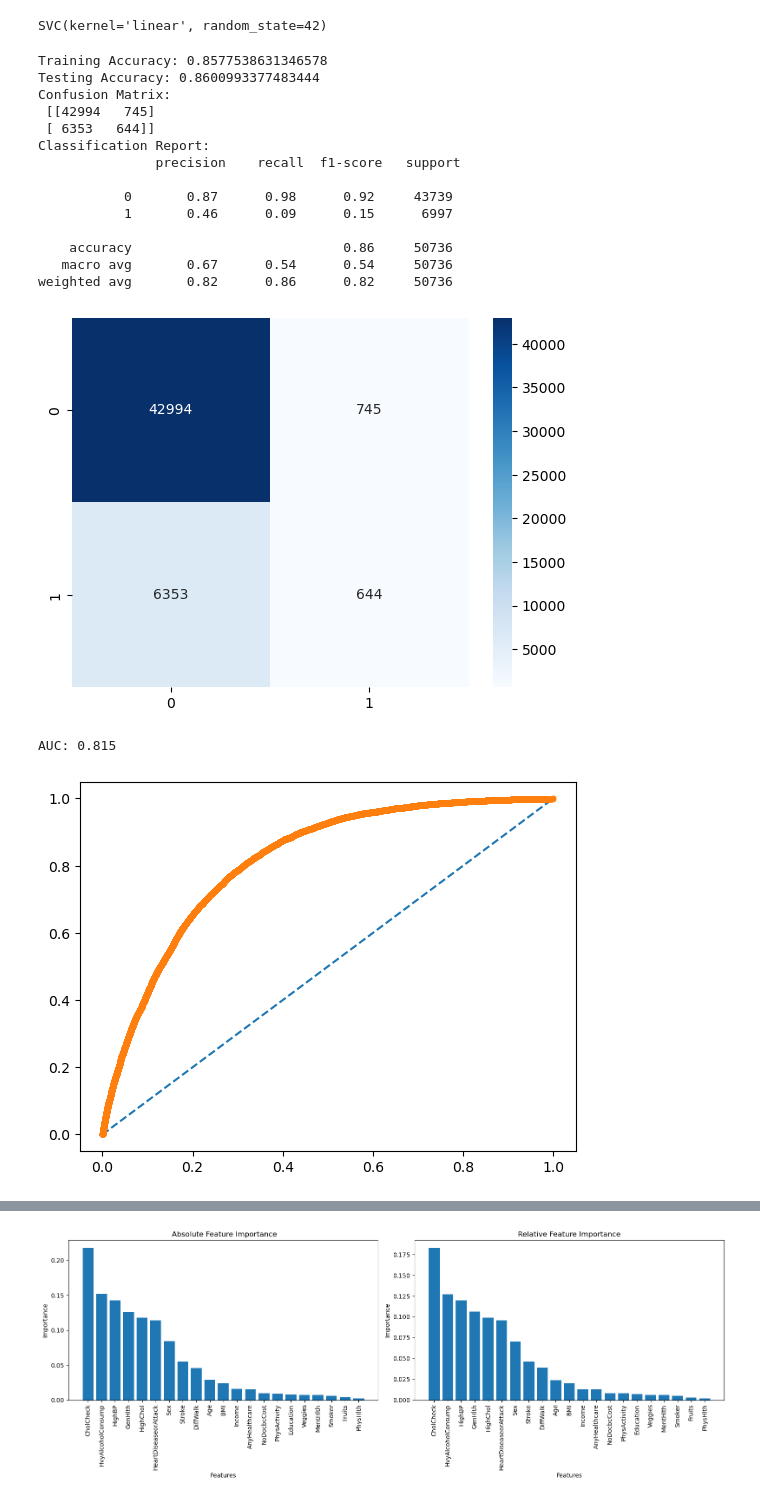
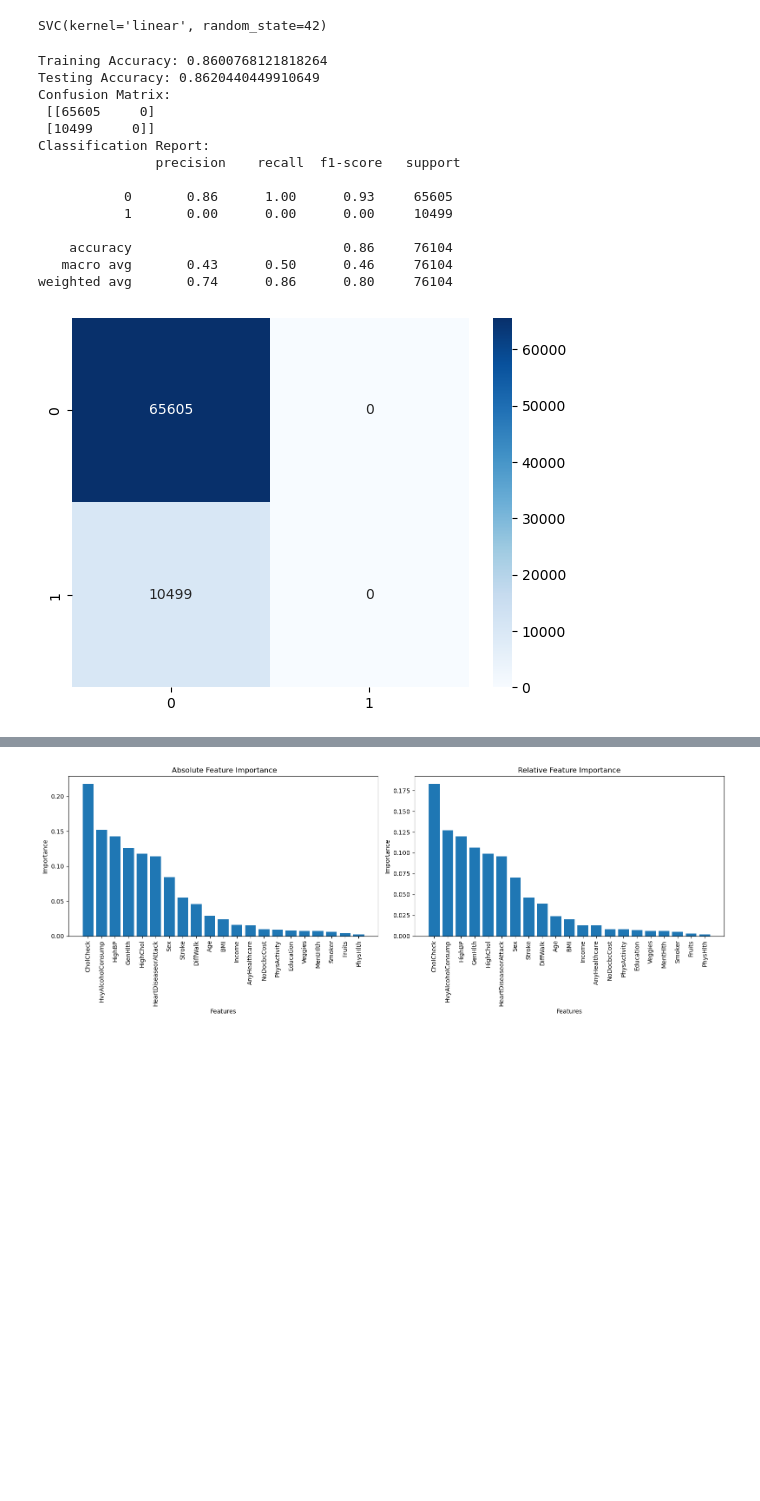
Before and after one commit to yasmineghanem/ML-Project, a Jupyter notebook: SVM.ipynb, the cells around one changed output, grey strips where cells are left out. Saved outputs shown, nothing was run; the diff lists cells and outputs as text; code cells hidden in the pictures; blank space fills up the shorter version.

```diff
--- a/SVM.ipynb
+++ b/SVM.ipynb
@@ -65,3 +76,13 @@ labels_resampled = resampled_dataset['Diabetes_binary']
 features_resampled = resampled_dataset.drop('Diabetes_binary', axis=1)
 
 x_train_resampled, x_test_resampled, y_train_resampled, y_test_resampled = train_test_split(features_resampled, labels_resampled, test_size=0.3, random_state=42)
+# %%
+selected_features = dataset[['CholCheck', 'HighBP', 'HvyAlcoholConsump']]
+print("Selected Features Shape:", selected_features.shape)
+
+labels = dataset['Diabetes_binary']
+print("Labels Shape:", labels.shape)
+
+print(selected_features.head())
+print(labels.head())
+x_train, x_test, y_train, y_test = train_test_split(selected_features, labels, test_size=0.3, random_state=42)
@@ -72,64 +113,62 @@ x_train_resampled, x_test_resampled, y_train_resampled, y_test_resampled = train
 # %%
 #################################################### Model Training ####################################################
 #default parameters
-svm_model = SVC(kernel='linear', random_state=42)
+svm_model = SVC(kernel='linear', random_state=42, max_iter=40000)
 svm_model.fit(x_train, y_train)
 # %% [output]
 SVC(kernel='linear', random_state=42)
 # %%
 #################################################### Model Evaluation ####################################################
 # Evaluate model
 y_pred_train = svm_model.predict(x_train)
 y_pred_test = svm_model.predict(x_test)
 
 train_accuracy = accuracy_score(y_train, y_pred_train)
 test_accuracy = accuracy_score(y_test, y_pred_test)
 conf_matrix = confusion_matrix(y_test, y_pred_test)
 class_report = classification_report(y_test, y_pred_test)
 
 print("Training Accuracy:", train_accuracy)
 print("Testing Accuracy:", test_accuracy)
 print("Confusion Matrix: \n", conf_matrix)
 print("Classification Report: \n", class_report)
 
 sns.heatmap(conf_matrix, annot=True, fmt='d', cmap='Blues')
 plt.show()
 
 #ROC-AUC Curve
 # predict probabilities and keep postive outcomes only
 # Calibrate the model by training on a validation set using cross-validation to get probability estimates by "sigmoid" (Platt scaling) or "isotonic regression".
-from sklearn.calibration import CalibratedClassifierCV
-calibrated_svc = CalibratedClassifierCV(svm_model)
-calibrated_svc.fit(x_train, y_train)
-probs = calibrated_svc.predict_proba(x_test)
-probs = probs[:, 1]
+# from sklearn.calibration import CalibratedClassifierCV
+# calibrated_svc = CalibratedClassifierCV(svm_model)
+# calibrated_svc.fit(x_train, y_train)
+# probs = svm_model.predict_proba(x_test)
+# probs = probs[:, 1]
 
-# AUC
-auc = roc_auc_score(y_test, probs)
-print('AUC: %.3f' % auc)
+# # AUC
+# auc = roc_auc_score(y_test, probs)
+# print('AUC: %.3f' % auc)
 
-# ROC
-fpr, tpr, thresholds = roc_curve(y_test, probs)
-# plot no skill
-plt.plot([0, 1], [0, 1], linestyle='--')
-# plot the roc curve for the model
-plt.plot(fpr, tpr, marker='.')
-plt.show()
+# # ROC
+# fpr, tpr, thresholds = roc_curve(y_test, probs)
+# # plot no skill
+# plt.plot([0, 1], [0, 1], linestyle='--')
+# # plot the roc curve for the model
+# plt.plot(fpr, tpr, marker='.')
+# plt.show()
 # %% [output]
-Training Accuracy: 0.8577538631346578
-Testing Accuracy: 0.8600993377483444
+Training Accuracy: 0.8600768121818264
+Testing Accuracy: 0.8620440449910649
 Confusion Matrix:
- [[42994   745]
- [ 6353   644]]
+ [[65605     0]
+ [10499     0]]
 Classification Report:
                precision    recall  f1-score   support
 
-           0       0.87      0.98      0.92     43739
-           1       0.46      0.09      0.15      6997
+           0       0.86      1.00      0.93     65605
+           1       0.00      0.00      0.00     10499
 
-    accuracy                           0.86     50736
-   macro avg       0.67      0.54      0.54     50736
-weighted avg       0.82      0.86      0.82     50736
+    accuracy                           0.86     76104
+   macro avg       0.43      0.50      0.46     76104
+weighted avg       0.74      0.86      0.80     76104
-[figure, old version]
+[figure, new version]
-AUC: 0.815
-[figure, removed]
```
Also changed, not shown: parts of 18 cells of this notebook, 2 other files.
